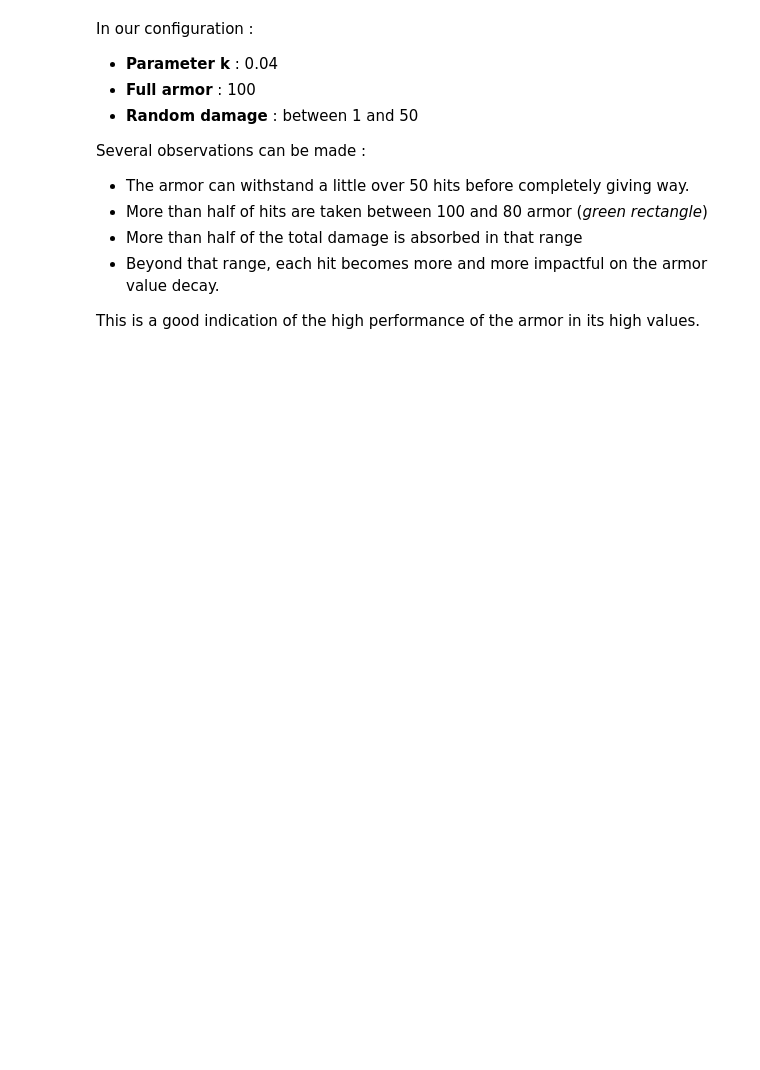
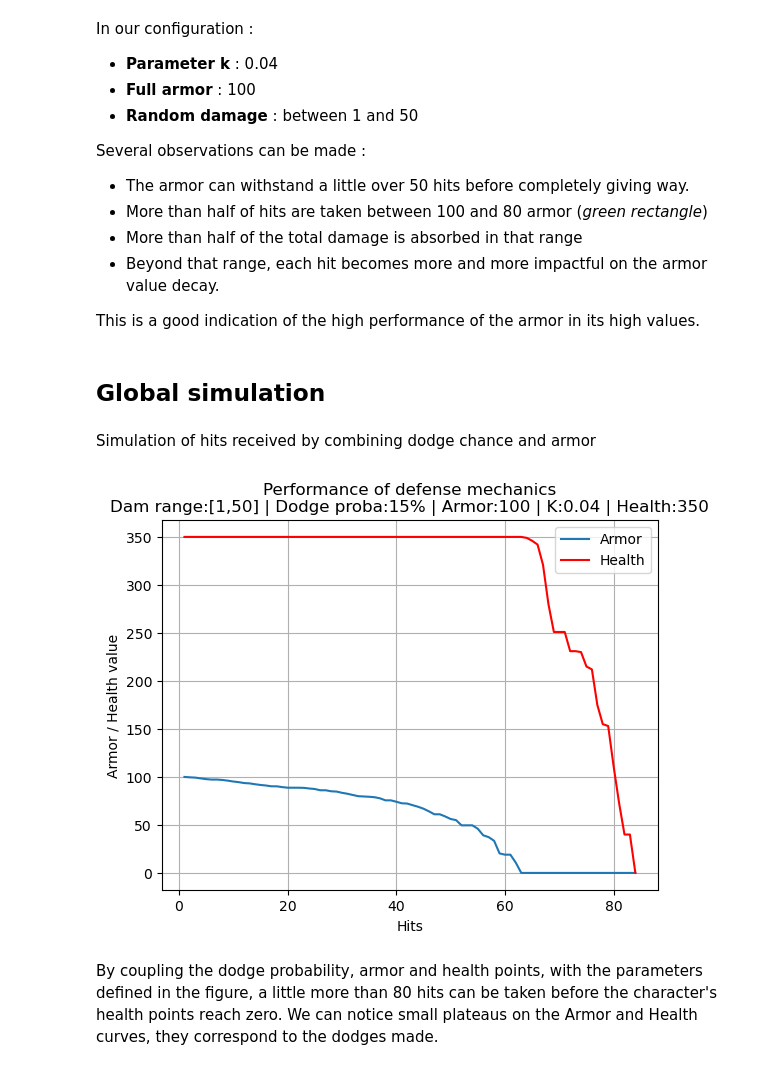
Before and after one commit to Kartmaan/fight-simulator, a Jupyter notebook: stats.ipynb, the cells around one changed output. Saved outputs shown, nothing was run; the diff lists cells and outputs as text; code cells hidden in the pictures; blank space fills up the shorter version.

```diff
--- a/stats.ipynb
+++ b/stats.ipynb
@@ -184,3 +186,30 @@ Several observations can be made :
 - Beyond that range, each hit becomes more and more impactful on the armor value decay.
 
 This is a good indication of the high performance of the armor in its high values.
+# %% [markdown]
+## Global simulation
+# %% [markdown]
+Simulation of hits received by combining dodge chance and armor
+# %%
+# Testing a dodge probability
+def dodge(proba):
+    proba = proba / 100
+    rng_num = random()
+    if rng_num < proba:
+        return True
+    else:
+        return False
+
+# Damage mitigation
+def armor(init_dam, armor_val, k):
+    final_dam = init_dam * np.exp(-k * armor_val)
+    return final_dam
+
+# Coupling the dodge probability with armor
+def defense(init_dam, dodge_proba, armor_val, k):
+    if dodge(dodge_proba):
+        final_dam = 0
+        return final_dam
+    else:
+        final_dam = armor(init_dam, armor_val, k)
+        return final_dam
@@ -186,0 +267,21 @@ This is a good indication of the high performance of the armor in its high value
+# %%
+hits = list(range(1, len(armor_val_list)+1))
+# %%
+plt.plot(hits, armor_val_list, label="Armor")
+plt.plot(hits, hp_val_list, color="red", label="Health")
+
+""" for xvline in dodge_list:
+    plt.axvline(x=xvline, color='green', linestyle='--', linewidth=0.7) """
+
+plt.title(f"Performance of defense mechanics\nDam range:[{dam_range[0]},{dam_range[1]}] | Dodge proba:{dodge_proba}% | Armor:{init_armor_val} | K:{k} | Health:{init_hp_val}")
+plt.xlabel("Hits")
+plt.ylabel("Armor / Health value")
+
+plt.legend()
+plt.grid(True)
+
+plt.show()
+# %% [output]
+[figure, added]
+# %% [markdown]
+By coupling the dodge probability, armor and health points, with the parameters defined in the figure, a little more than 80 hits can be taken before the character's health points reach zero. We can notice small plateaus on the Armor and Health curves, they correspond to the dodges made.
```
Also changed, not shown: parts of 4 cells of this notebook, 7 other files.
